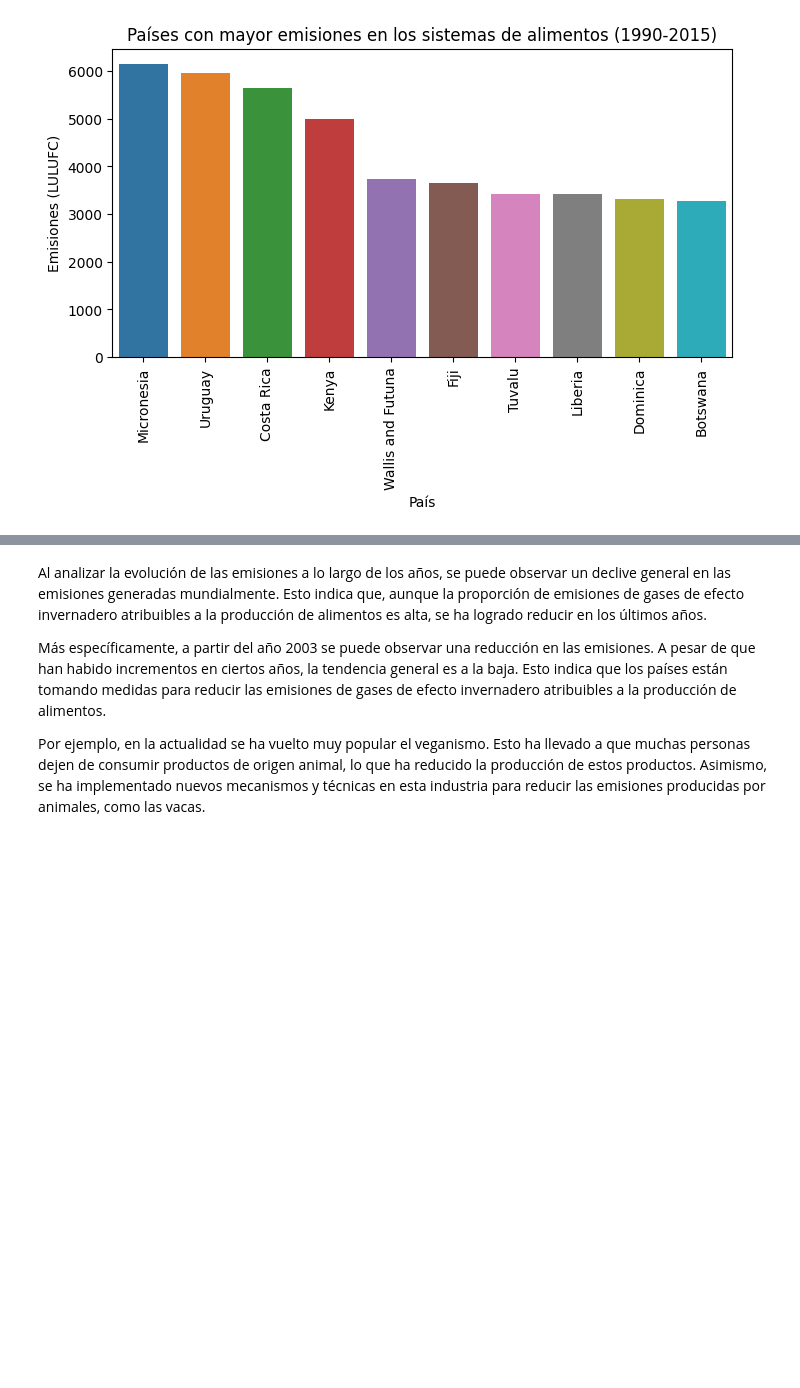
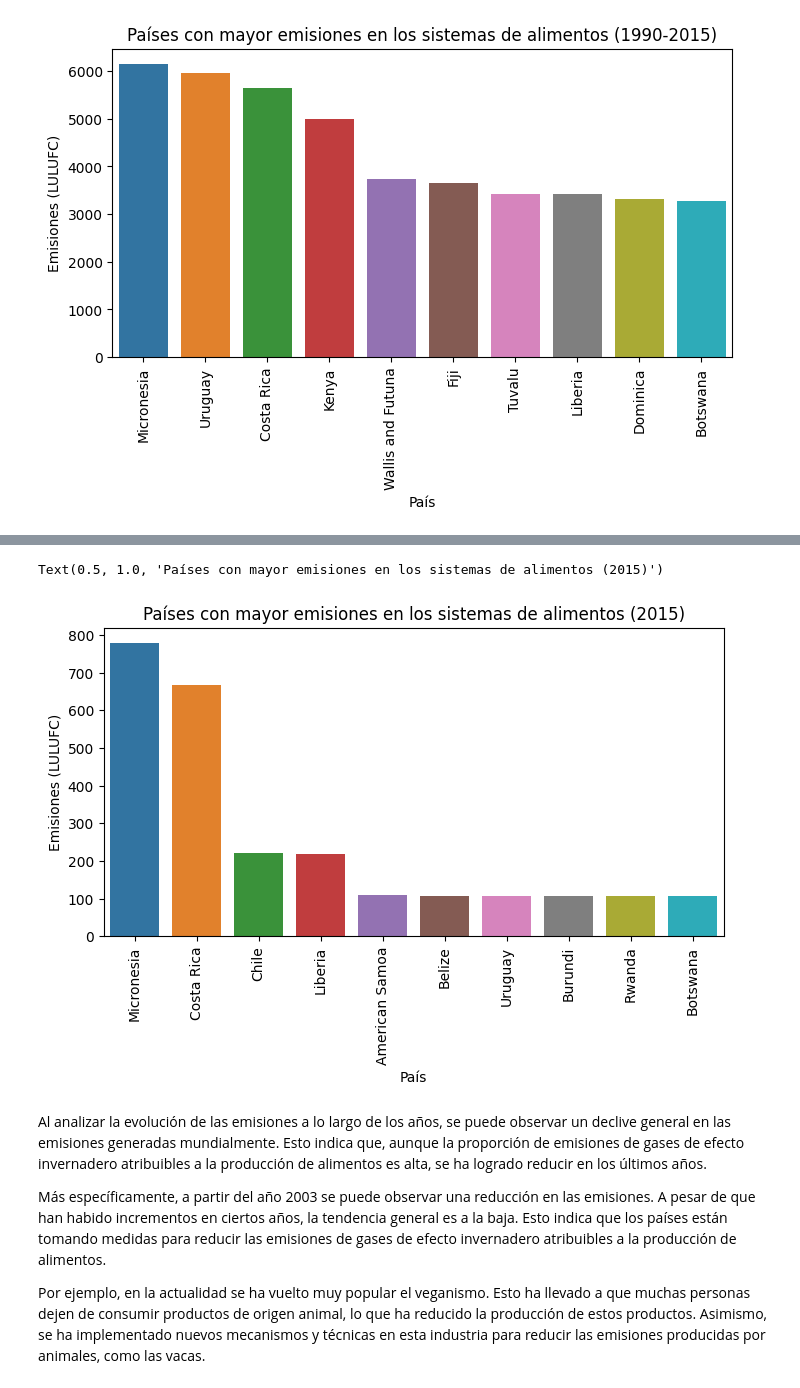
Before and after one commit to stefanoaragoni/datascience_lab9, a Jupyter notebook: lab9.ipynb, the cells around one changed output, grey strips where cells are left out. Saved outputs shown, nothing was run; the diff lists cells and outputs as text; code cells hidden in the pictures; blank space fills up the shorter version.

```diff
--- a/lab9.ipynb
+++ b/lab9.ipynb
@@ -181,3 +187,25 @@ plt.show()
+# %%
+# Gráfica comparando los paises con mayor proporción de emisiones en los sistemas de alimentos UNICAMENTE DATOS DEL 2015
+
+# Filtrar los datos del 2015
+dataset_2015 = dataset[dataset['Year'] == 2015]
+
+# Sumar las emisiones de cada país
+dataset_country_2015 = dataset_2015.groupby('Entity').sum().reset_index()
+
+# Ordenar los países por emisiones
+dataset_country_2015 = dataset_country_2015.sort_values(by=['Emissions'], ascending=False)
+
+# Graficar los 10 países con mayor emisión
+plt.figure(figsize=(8,4))
+sns.barplot(x='Entity', y='Emissions', data=dataset_country_2015.head(10))
+plt.xticks(rotation=90)
+plt.xlabel('País')
+plt.ylabel('Emisiones (LULUFC)')
+plt.title('Países con mayor emisiones en los sistemas de alimentos (2015)')
+# %% [output]
+Text(0.5, 1.0, 'Países con mayor emisiones en los sistemas de alimentos (2015)')
+[figure, added]
 # %% [markdown]
 Al analizar la evolución de las emisiones a lo largo de los años, se puede observar un declive general en las emisiones generadas mundialmente. Esto indica que, aunque la proporción de emisiones de gases de efecto invernadero atribuibles a la producción de alimentos es alta, se ha logrado reducir en los últimos años.
 
```
Also changed, not shown: parts of 4 cells of this notebook.
